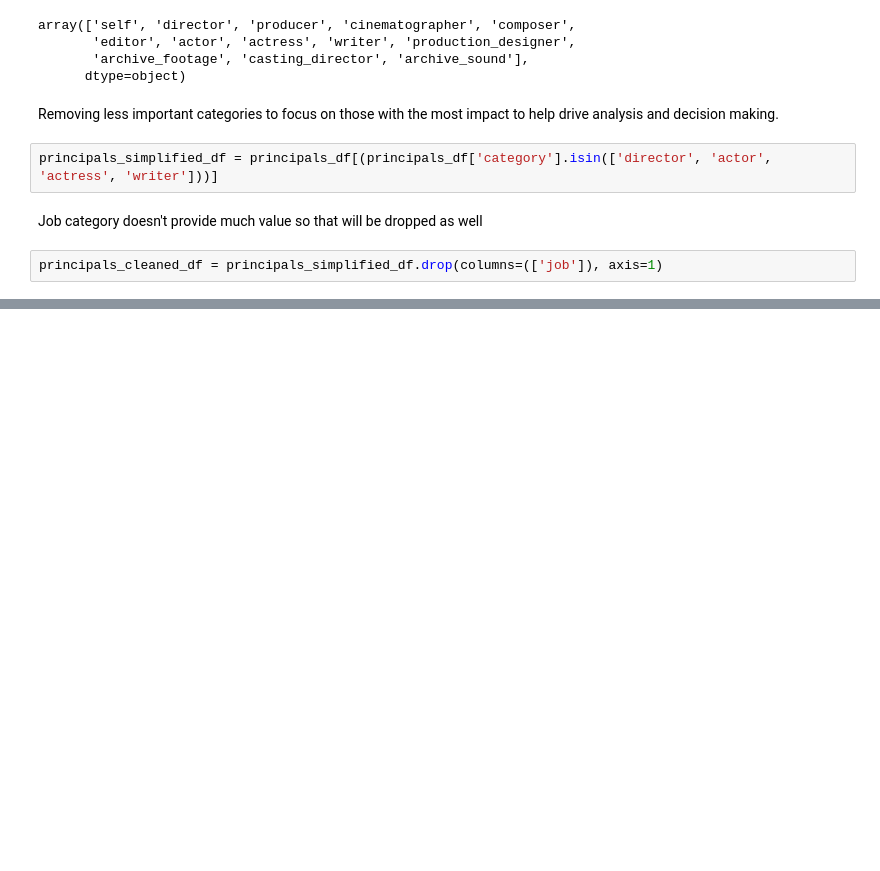
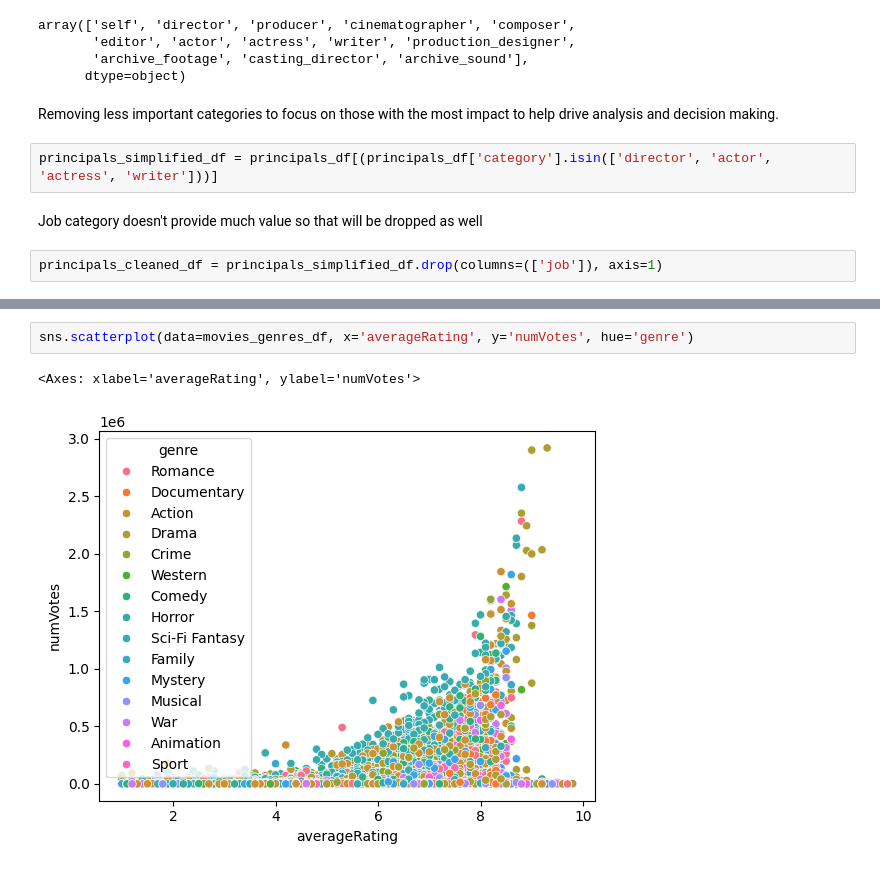
Before and after one commit to emily-dee/IMDB_data_analytics_project, a Jupyter notebook: Insight into Movies for the Hollywood Big Wigs.ipynb, the cells around one changed output, grey strips where cells are left out. Drawn from its saved outputs; the diff is of its cells as text; blank space fills up the shorter version.

```diff
--- a/Insight into Movies for the Hollywood Big Wigs.ipynb
+++ b/Insight into Movies for the Hollywood Big Wigs.ipynb
@@ -295,0 +374,5 @@ principals_cleaned_df = principals_simplified_df.drop(columns=(['job']), axis=1)
+# %%
+sns.scatterplot(data=movies_genres_df, x='averageRating', y='numVotes', hue='genre')
+# %% [output]
+<Axes: xlabel='averageRating', ylabel='numVotes'>
+[figure, added]
```
Also changed, not shown: parts of 29 cells of this notebook.
